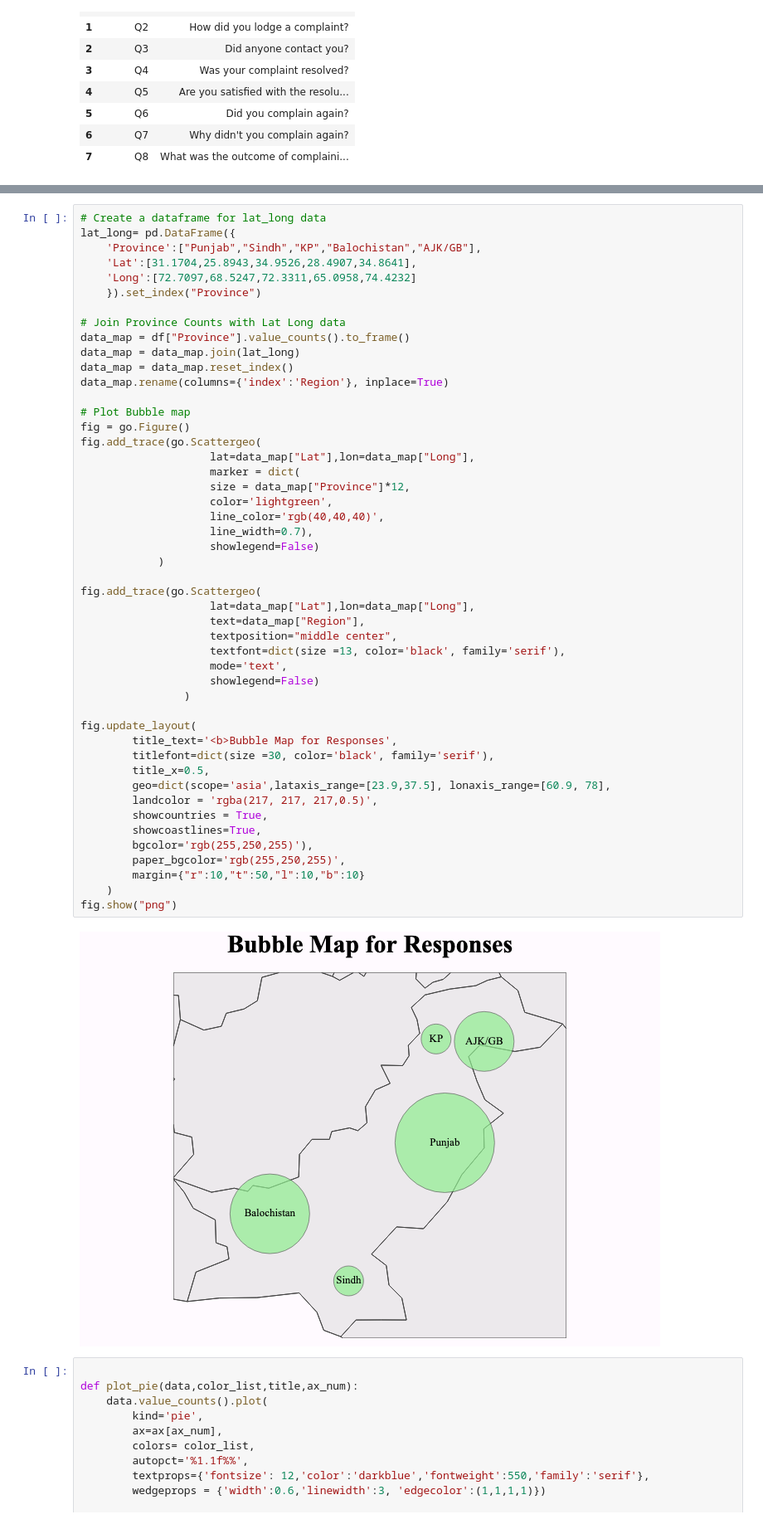
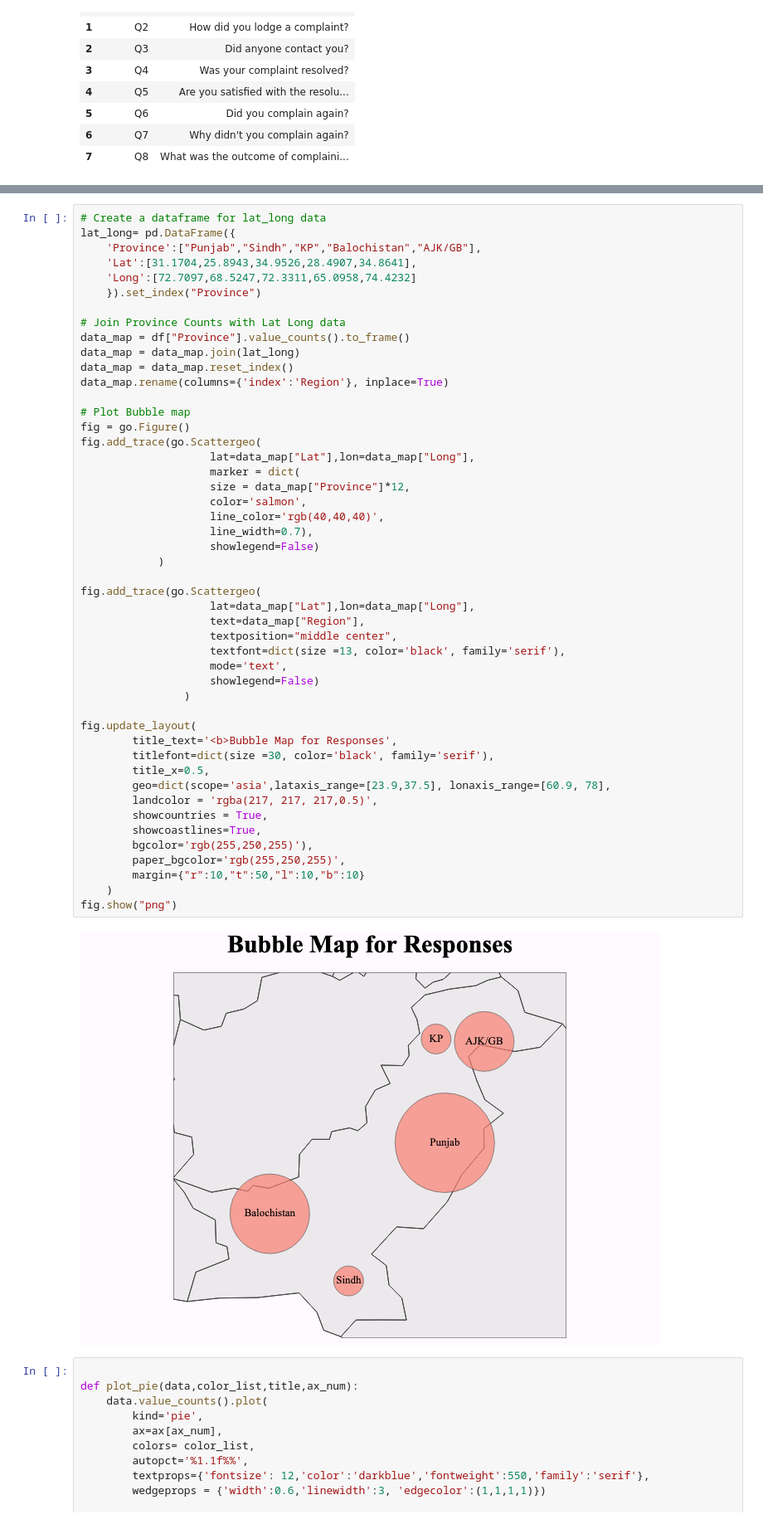
Before and after one commit to snaveerafrizvi/Grievance-Redressal, a Jupyter notebook: Grievance_redressal_sampledata.ipynb, the cells around one changed output, grey strips where cells are left out. Shown at 83% size. Drawn from its saved outputs; the diff is of its cells as text.

```diff
--- a/Grievance_redressal_sampledata.ipynb
+++ b/Grievance_redressal_sampledata.ipynb
@@ -109,36 +109,36 @@ fig.add_trace(go.Scattergeo(
                     lat=data_map["Lat"],lon=data_map["Long"],
                     marker = dict(
                     size = data_map["Province"]*12,
-                    color='lightgreen',
+                    color='salmon',
                     line_color='rgb(40,40,40)',
                     line_width=0.7),
                     showlegend=False)
             )
 
 fig.add_trace(go.Scattergeo(
                     lat=data_map["Lat"],lon=data_map["Long"],
                     text=data_map["Region"],
                     textposition="middle center",
                     textfont=dict(size =13, color='black', family='serif'),
                     mode='text',
                     showlegend=False)
                 )
 
 fig.update_layout(
         title_text='<b>Bubble Map for Responses',
         titlefont=dict(size =30, color='black', family='serif'),
         title_x=0.5,
         geo=dict(scope='asia',lataxis_range=[23.9,37.5], lonaxis_range=[60.9, 78],
         landcolor = 'rgba(217, 217, 217,0.5)',
         showcountries = True,
         showcoastlines=True,
         bgcolor='rgb(255,250,255)'),
         paper_bgcolor='rgb(255,250,255)',
         margin={"r":10,"t":50,"l":10,"b":10}
     )
 fig.show("png")
 # %% [output]
-[figure, old version]
+[figure, new version]
 # %%
 
 def plot_pie(data,color_list,title,ax_num):
```
Also changed, not shown: parts of 2 cells of this notebook, 2 other files.
